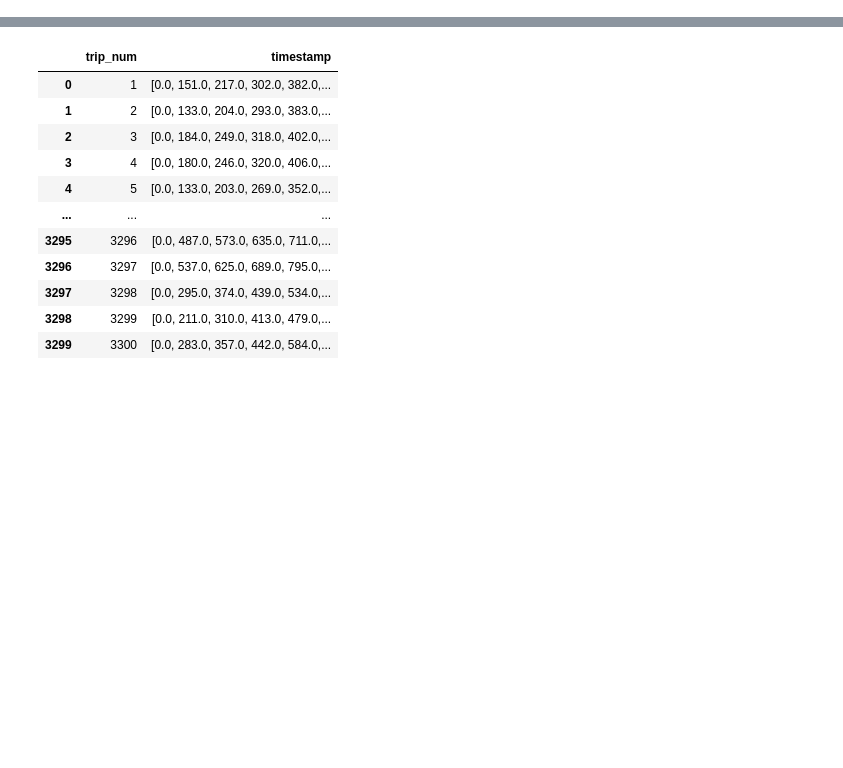
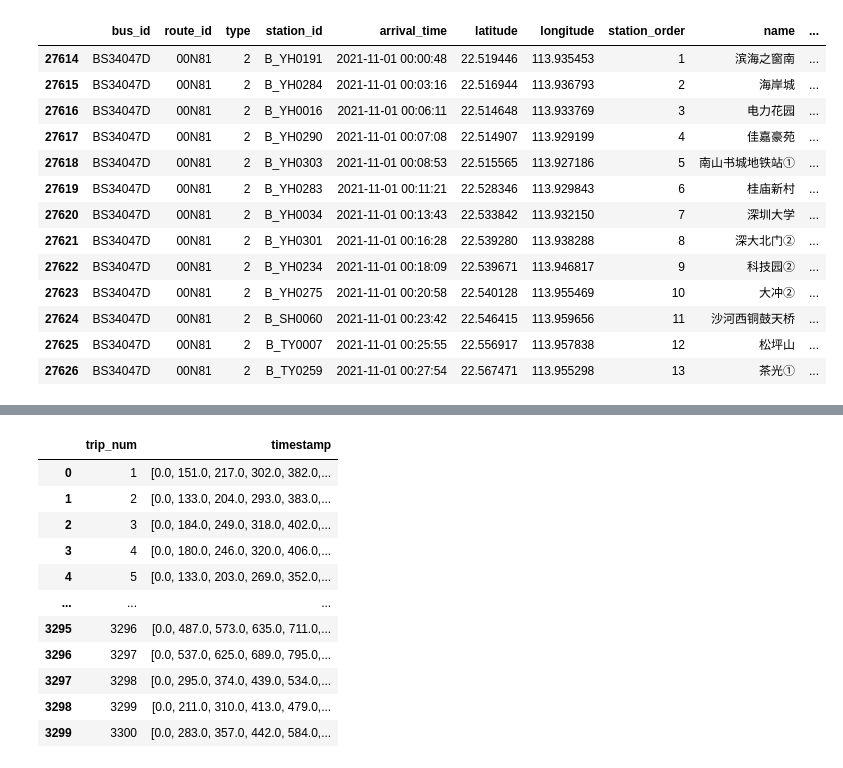
Before and after one commit to SerendipitysX/BATP, a Jupyter notebook: data/data_prepare.ipynb, the cells around one changed output, grey strips where cells are left out. Cells and saved outputs as stored; diff of their text form; code cells hidden in the pictures; blank space fills up the shorter version.

```diff
--- a/data/data_prepare.ipynb
+++ b/data/data_prepare.ipynb
@@ -6,3 +6,20 @@ import torch
 import numpy as np
 import matplotlib.pyplot as plt
 import torch.nn.functional as F
+# %%
+data = pd.read_csv('D:/Jupyter Notebook/BUS_project/Data/A_bus/data_weekdays.csv')
+# %% [output]
+|  | bus_id | route_id | type | station_id | arrival_time | latitude | longitude | station_order | name | ... |
+| 27614 | BS34047D | 00N81 | 2 | B_YH0191 | 2021-11-01 00:00:48 | 22.519446 | 113.935453 | 1 | 滨海之窗南 | ... |
+| 27615 | BS34047D | 00N81 | 2 | B_YH0284 | 2021-11-01 00:03:16 | 22.516944 | 113.936793 | 2 | 海岸城 | ... |
+| 27616 | BS34047D | 00N81 | 2 | B_YH0016 | 2021-11-01 00:06:11 | 22.514648 | 113.933769 | 3 | 电力花园 | ... |
+| 27617 | BS34047D | 00N81 | 2 | B_YH0290 | 2021-11-01 00:07:08 | 22.514907 | 113.929199 | 4 | 佳嘉豪苑 | ... |
+| 27618 | BS34047D | 00N81 | 2 | B_YH0303 | 2021-11-01 00:08:53 | 22.515565 | 113.927186 | 5 | 南山书城地铁站① | ... |
+| 27619 | BS34047D | 00N81 | 2 | B_YH0283 | 2021-11-01 00:11:21 | 22.528346 | 113.929843 | 6 | 桂庙新村 | ... |
+| 27620 | BS34047D | 00N81 | 2 | B_YH0034 | 2021-11-01 00:13:43 | 22.533842 | 113.932150 | 7 | 深圳大学 | ... |
+| 27621 | BS34047D | 00N81 | 2 | B_YH0301 | 2021-11-01 00:16:28 | 22.539280 | 113.938288 | 8 | 深大北门② | ... |
+| 27622 | BS34047D | 00N81 | 2 | B_YH0234 | 2021-11-01 00:18:09 | 22.539671 | 113.946817 | 9 | 科技园② | ... |
+| 27623 | BS34047D | 00N81 | 2 | B_YH0275 | 2021-11-01 00:20:58 | 22.540128 | 113.955469 | 10 | 大冲② | ... |
+| 27624 | BS34047D | 00N81 | 2 | B_SH0060 | 2021-11-01 00:23:42 | 22.546415 | 113.959656 | 11 | 沙河西铜鼓天桥 | ... |
+| 27625 | BS34047D | 00N81 | 2 | B_TY0007 | 2021-11-01 00:25:55 | 22.556917 | 113.957838 | 12 | 松坪山 | ... |
+| 27626 | BS34047D | 00N81 | 2 | B_TY0259 | 2021-11-01 00:27:54 | 22.567471 | 113.955298 | 13 | 茶光① | ... |
```
Also changed, not shown: parts of 10 cells of this notebook, 36 other files.
